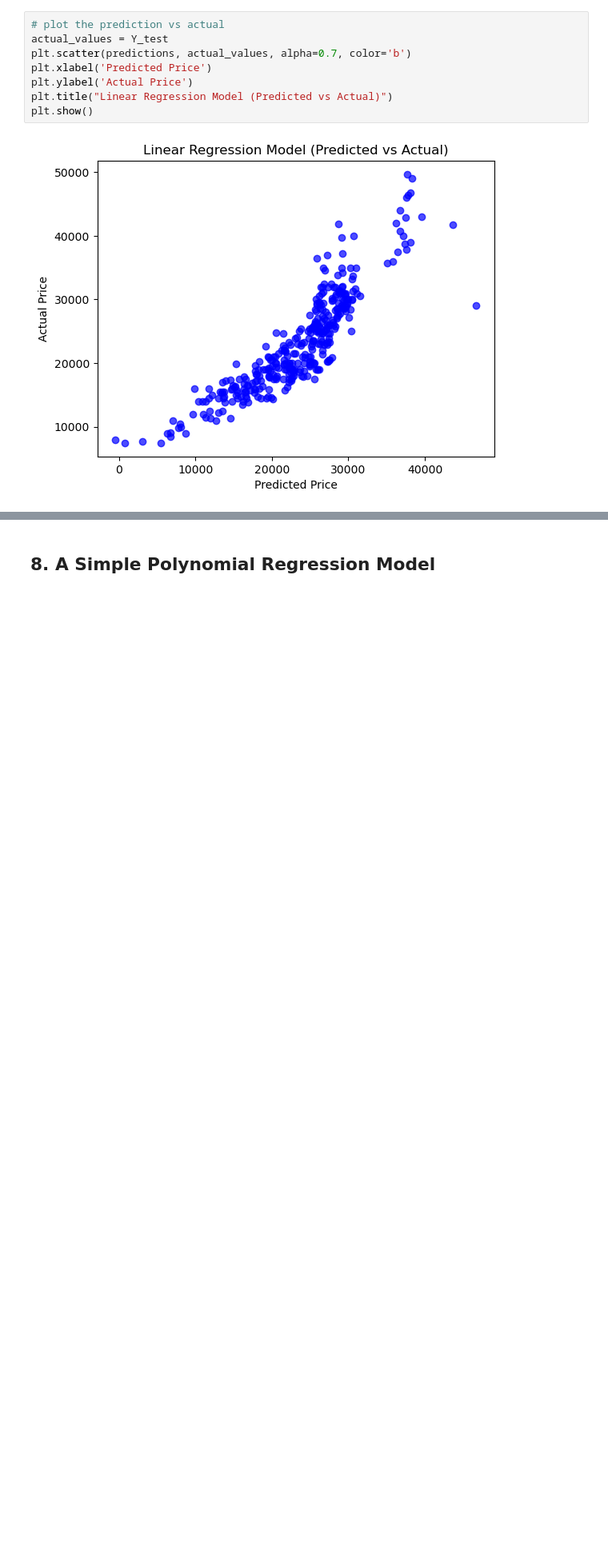
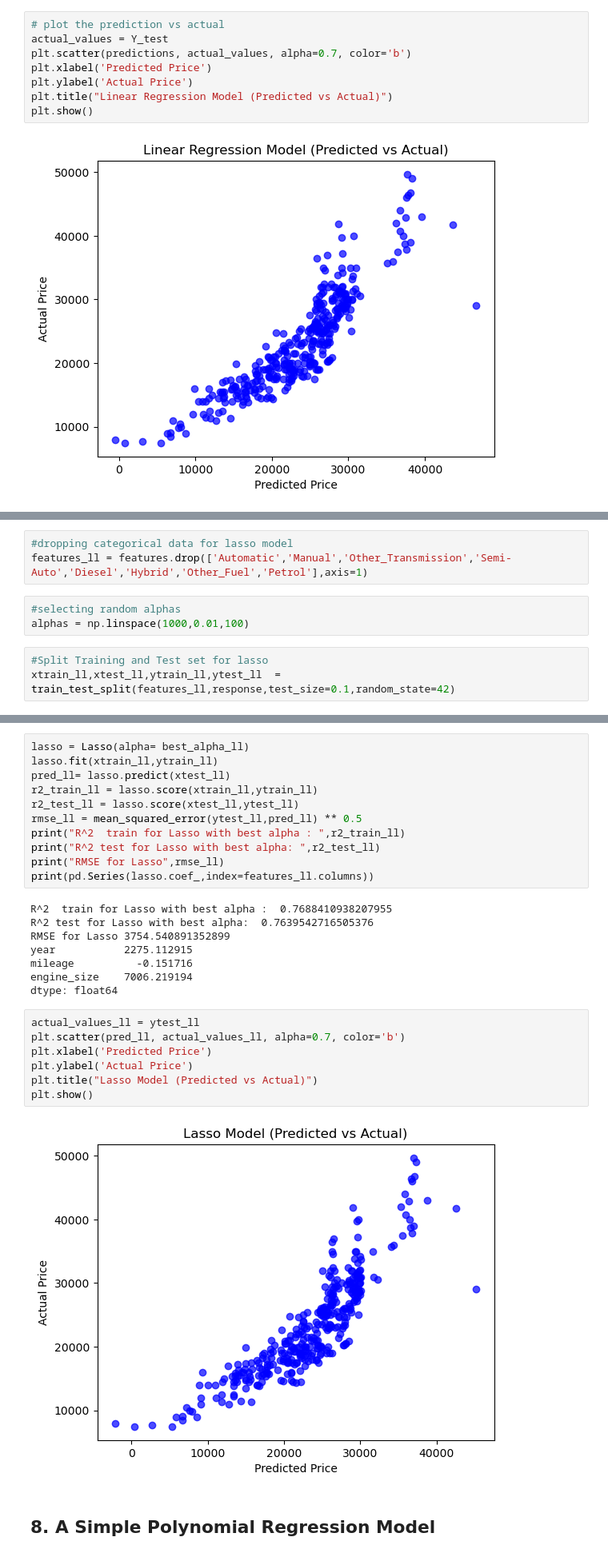
Before and after one commit to dssalaza/MLMaverickProject, a Jupyter notebook: Project1.ipynb, the cells around one changed output, grey strips where cells are left out. Shown: that part at 80% size. Saved outputs shown, nothing was run; the diff lists cells and outputs as text; blank space fills up the shorter version.

Commit message:
Lasso Implementation

```diff
--- a/Project1.ipynb
+++ b/Project1.ipynb
@@ -583,0 +588,9 @@ print(df)
+# %%
+#dropping categorical data for lasso model
+features_ll = features.drop(['Automatic','Manual','Other_Transmission','Semi-Auto','Diesel','Hybrid','Other_Fuel','Petrol'],axis=1)
+# %%
+#selecting random alphas
+alphas = np.linspace(1000,0.01,100)
+# %%
+#Split Training and Test set for lasso
+xtrain_ll,xtest_ll,ytrain_ll,ytest_ll  = train_test_split(features_ll,response,test_size=0.1,random_state=42)
@@ -584,3 +645,31 @@ print(df)
+# %%
+lasso = Lasso(alpha= best_alpha_ll)
+lasso.fit(xtrain_ll,ytrain_ll)
+pred_ll= lasso.predict(xtest_ll)
+r2_train_ll = lasso.score(xtrain_ll,ytrain_ll)
+r2_test_ll = lasso.score(xtest_ll,ytest_ll)
+rmse_ll = mean_squared_error(ytest_ll,pred_ll) ** 0.5
+print("R^2  train for Lasso with best alpha : ",r2_train_ll)
+print("R^2 test for Lasso with best alpha: ",r2_test_ll)
+print("RMSE for Lasso",rmse_ll)
+print(pd.Series(lasso.coef_,index=features_ll.columns))
+# %% [output]
+R^2  train for Lasso with best alpha :  0.7688410938207955
+R^2 test for Lasso with best alpha:  0.7639542716505376
+RMSE for Lasso 3754.540891352899
+year           2275.112915
+mileage          -0.151716
+engine_size    7006.219194
+dtype: float64
+# %%
+actual_values_ll = ytest_ll
+plt.scatter(pred_ll, actual_values_ll, alpha=0.7, color='b')
+plt.xlabel('Predicted Price')
+plt.ylabel('Actual Price')
+plt.title("Lasso Model (Predicted vs Actual)")
+plt.show()
+# %% [output]
+[figure, added]
 # %% [markdown]
 ## 8. A Simple Polynomial Regression Model
 # %%
```
Also changed, not shown: parts of 12 cells of this notebook.
